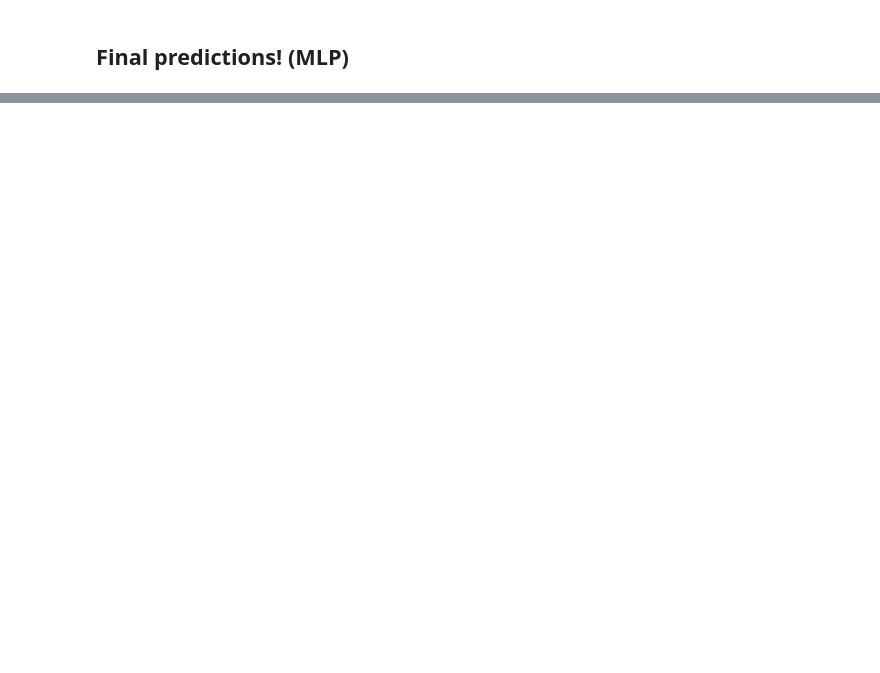
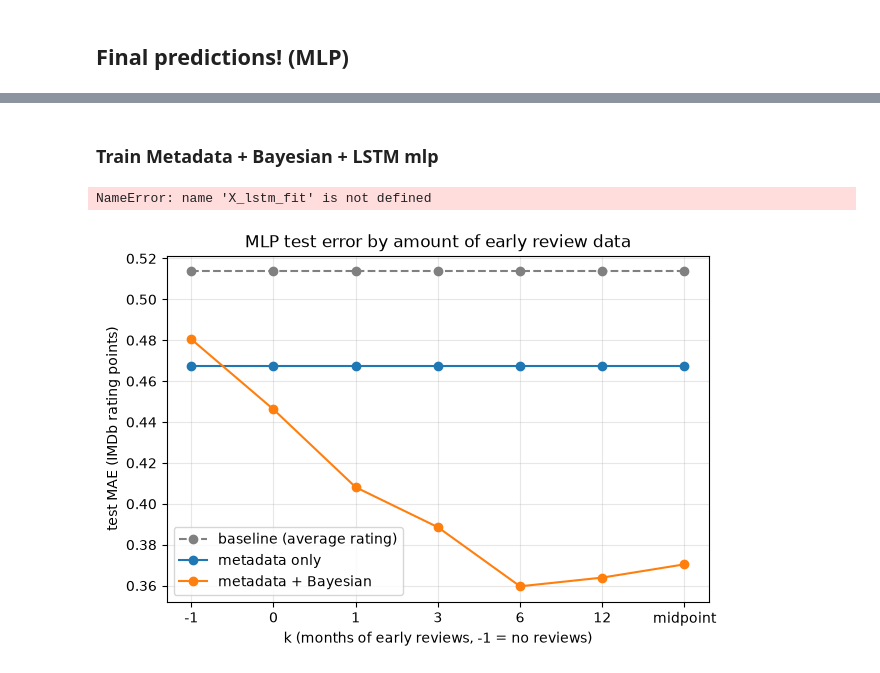
Before and after one commit to angml/ML2_Project, a Jupyter notebook: project_file_bayesian.ipynb, the cells around one changed output, grey strips where cells are left out. Cells and saved outputs as stored; diff of their text form; code cells hidden in the pictures; blank space fills up the shorter version.

```diff
--- a/project_file_bayesian.ipynb
+++ b/project_file_bayesian.ipynb
@@ -800,0 +1030,58 @@ mlp_base.head()
+# %% [markdown]
+### Train Metadata + Bayesian + LSTM mlp
+# %%
+mlp_bayes = MLPRegressor(
+    hidden_layer_sizes=(8,),
+    activation="relu",
+    learning_rate_init=0.001,
+    max_iter=500,
+    random_state=42,
+).fit(X_lstm_fit, y_fit)
+
+# predict ratings for the validation movies
+y_lstn_val_pred = mlp_bayes.predict(X_lstm_val)
+
+# compare average errors
+print("baseline validation MAE:", mean_absolute_error(y_val, baseline_val_pred))
+print("metadata MLP validation MAE:", mean_absolute_error(y_val, y_meta_val_pred))
+print("metadata + Bayesian MLP validation MAE:", mean_absolute_error(y_val, y_bayes_val_pred))
+print("metadata + Bayesian + lstm MLP validation MAE:", mean_absolute_error(y_val, y_lstm_val_pred))
+# %% [output]
+NameError: name 'X_lstm_fit' is not defined
+# %%
+# predictions
+baseline_test_pred = np.full(len(y_test), y_fit.mean())
+y_meta_test_pred = mlp_meta.predict(X_meta_test)
+y_bayes_test_pred = mlp_bayes.predict(X_bayes_test)
+# y_lstm_test_pred = mlp_lstm.predict(X_lstm_test)
+
+k_vals = ["-1", "0", "1", "3", "6", "12", "midpoint"]
+k_test = mlp_data.loc[mlp_test_rows, "k"].to_numpy()
+
+mae_by_k = []
+for k in k_vals:
+    is_k = k_test == k
+    mae_by_k.append({
+        "k": k,
+        "baseline": mean_absolute_error(y_test[is_k], baseline_test_pred[is_k]),
+        "metadata": mean_absolute_error(y_test[is_k], y_meta_test_pred[is_k]),
+        "metadata + Bayesian": mean_absolute_error(y_test[is_k], y_bayes_test_pred[is_k]),
+        # "metadata + Bayesian + LSTM": mean_absolute_error(y_test[is_k], y_lstm_test_pred[is_k]),
+    })
+mae_by_k = pd.DataFrame(mae_by_k)
+
+plt.figure(figsize=(7, 4.5))
+
+plt.plot(mae_by_k["k"], mae_by_k["baseline"], marker="o", linestyle="--", color="gray", label="baseline (average rating)")
+plt.plot(mae_by_k["k"], mae_by_k["metadata"], marker="o", label="metadata only")
+plt.plot(mae_by_k["k"], mae_by_k["metadata + Bayesian"], marker="o", label="metadata + Bayesian")
+# plt.plot(mae_by_k["k"], mae_by_k["metadata + Bayesian + LSTM"], marker="o", label="metadata + Bayesian + LSTM")
+
+plt.xlabel("k (months of early reviews, -1 = no reviews)")
+plt.ylabel("test MAE (IMDb rating points)")
+plt.title("MLP test error by amount of early review data")
+plt.legend()
+plt.grid(alpha=0.3)
+plt.show()
+# %% [output]
+[figure, added]
```
Also changed, not shown: parts of 22 cells of this notebook.
